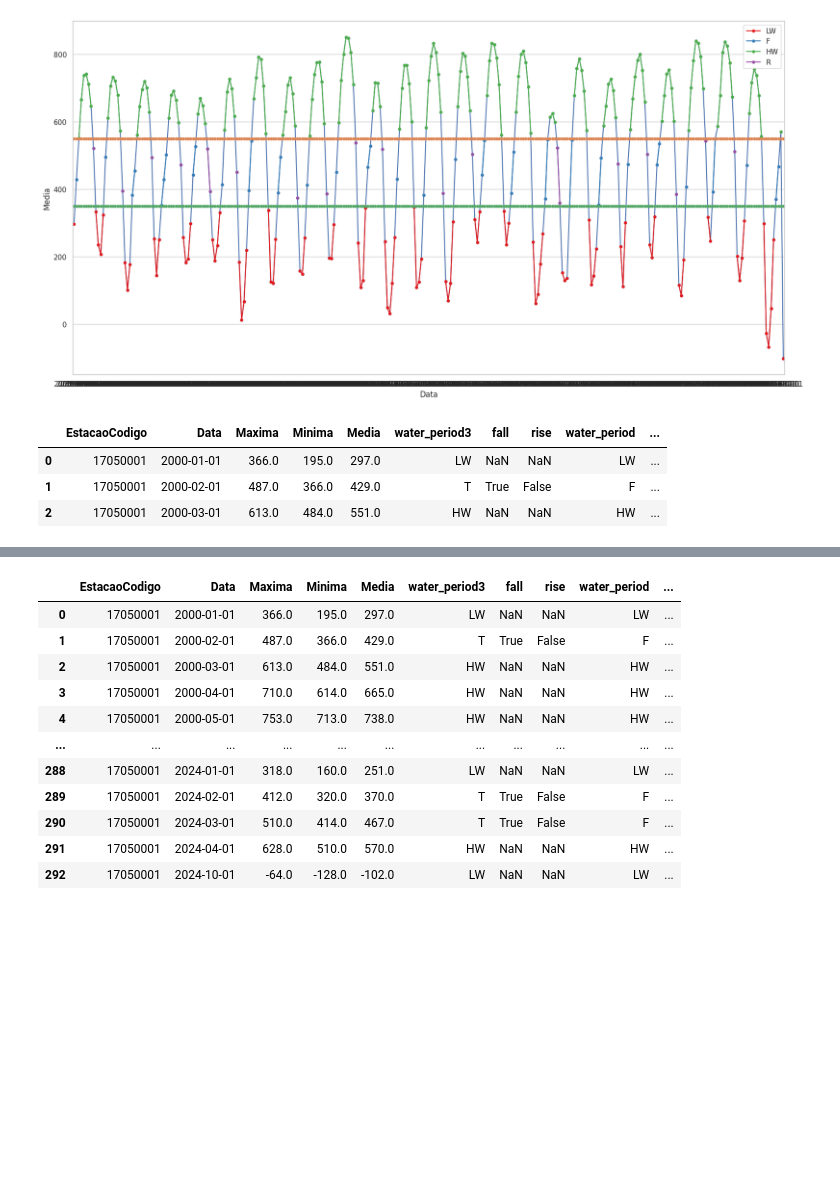
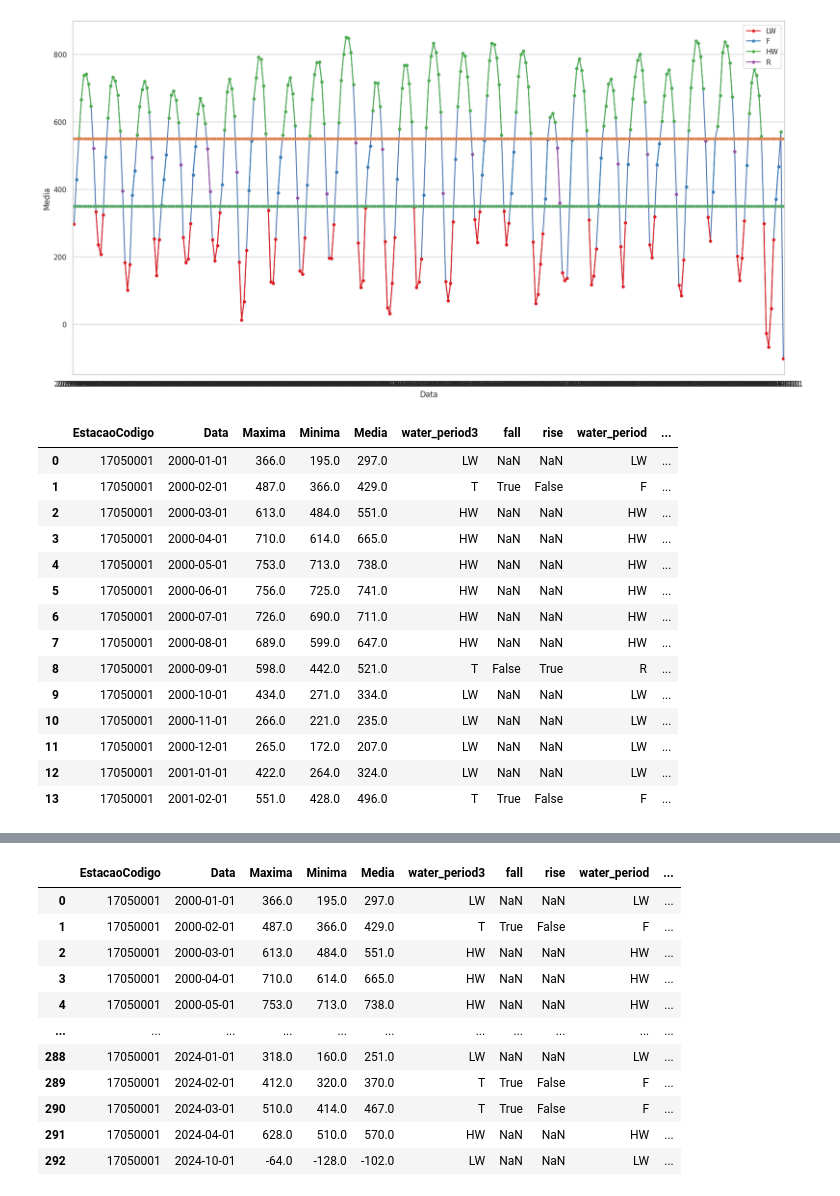
Before and after one commit to larissavaladao/py6s_harmonize_sample, a Jupyter notebook: 6. parameters_by_period/1.set_periods.ipynb, the cells around one changed output, grey strips where cells are left out. Cells and saved outputs as stored; diff of their text form; code cells hidden in the pictures; blank space fills up the shorter version.

```diff
--- a/6. parameters_by_period/1.set_periods.ipynb
+++ b/6. parameters_by_period/1.set_periods.ipynb
@@ -162,11 +162,23 @@ sns.pointplot(data=obidos_att,x = obidos_att['Data'],y = obidos_att['LW'],  line
 # %%
 obidos_att['longitude'] = -55.5131
 obidos_att['latitude'] = -1.9192
-# %%
-obidos_att[0:4]
-# %% [output]
-|  | EstacaoCodigo | Data | Maxima | Minima | Media | water_period3 | fall | rise | water_period | ... |
-| 0 | 17050001 | 2000-01-01 | 366.0 | 195.0 | 297.0 | LW | NaN | NaN | LW | ... |
-| 1 | 17050001 | 2000-02-01 | 487.0 | 366.0 | 429.0 | T | True | False | F | ... |
-| 2 | 17050001 | 2000-03-01 | 613.0 | 484.0 | 551.0 | HW | NaN | NaN | HW | ... |
+# %%
+sub = obidos_att[0:14]
+sub
+# %% [output]
+|  | EstacaoCodigo | Data | Maxima | Minima | Media | water_period3 | fall | rise | water_period | ... |
+| 0 | 17050001 | 2000-01-01 | 366.0 | 195.0 | 297.0 | LW | NaN | NaN | LW | ... |
+| 1 | 17050001 | 2000-02-01 | 487.0 | 366.0 | 429.0 | T | True | False | F | ... |
+| 2 | 17050001 | 2000-03-01 | 613.0 | 484.0 | 551.0 | HW | NaN | NaN | HW | ... |
+| 3 | 17050001 | 2000-04-01 | 710.0 | 614.0 | 665.0 | HW | NaN | NaN | HW | ... |
+| 4 | 17050001 | 2000-05-01 | 753.0 | 713.0 | 738.0 | HW | NaN | NaN | HW | ... |
+| 5 | 17050001 | 2000-06-01 | 756.0 | 725.0 | 741.0 | HW | NaN | NaN | HW | ... |
+| 6 | 17050001 | 2000-07-01 | 726.0 | 690.0 | 711.0 | HW | NaN | NaN | HW | ... |
+| 7 | 17050001 | 2000-08-01 | 689.0 | 599.0 | 647.0 | HW | NaN | NaN | HW | ... |
+| 8 | 17050001 | 2000-09-01 | 598.0 | 442.0 | 521.0 | T | False | True | R | ... |
+| 9 | 17050001 | 2000-10-01 | 434.0 | 271.0 | 334.0 | LW | NaN | NaN | LW | ... |
+| 10 | 17050001 | 2000-11-01 | 266.0 | 221.0 | 235.0 | LW | NaN | NaN | LW | ... |
+| 11 | 17050001 | 2000-12-01 | 265.0 | 172.0 | 207.0 | LW | NaN | NaN | LW | ... |
+| 12 | 17050001 | 2001-01-01 | 422.0 | 264.0 | 324.0 | LW | NaN | NaN | LW | ... |
+| 13 | 17050001 | 2001-02-01 | 551.0 | 428.0 | 496.0 | T | True | False | F | ... |
 # %%
```
Also changed, not shown: parts of 4 cells of this notebook.
